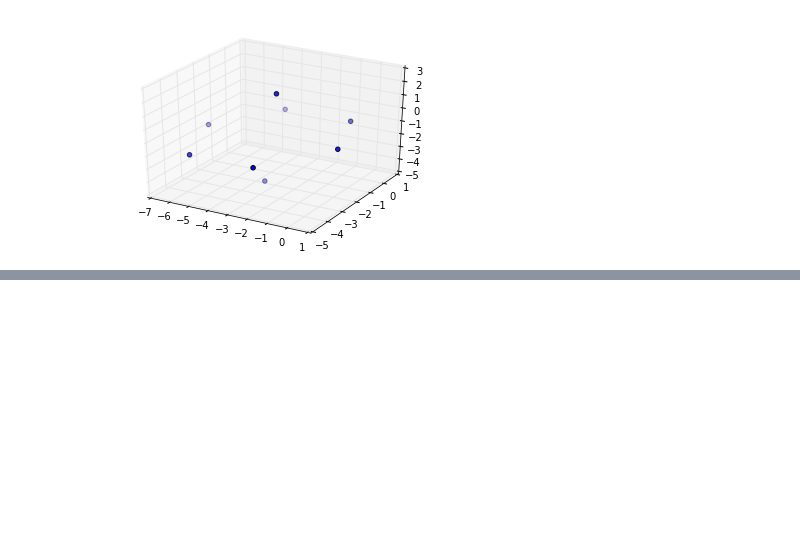
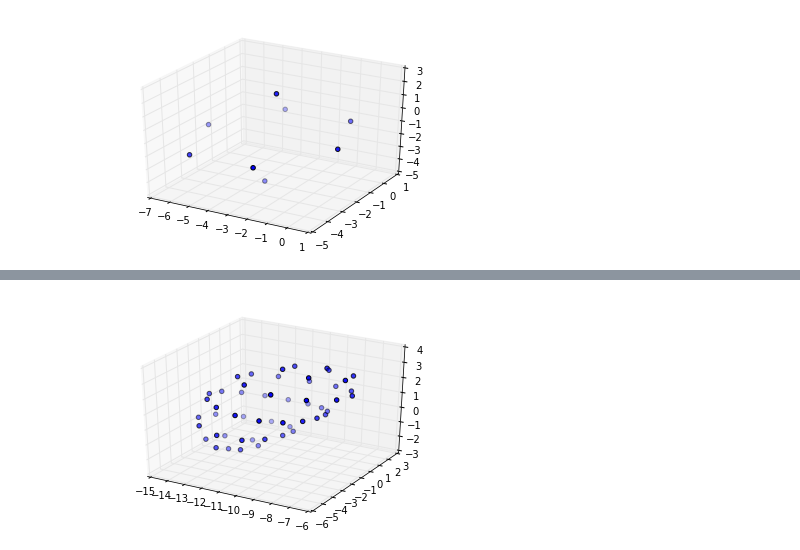
Before and after one commit to Nesus/TallerMM, a Jupyter notebook: Form Evolution Problem.ipynb, the cells around one changed output, grey strips where cells are left out. Cells and saved outputs as stored; diff of their text form; code cells hidden in the pictures; blank space fills up the shorter version.

```diff
--- a/Form Evolution Problem.ipynb
+++ b/Form Evolution Problem.ipynb
@@ -342,0 +419,8 @@ http://docs.scipy.org/doc/scipy-0.15.1/reference/generated/scipy.optimize.root.h
+# %%
+#Plotting Final positions
+fig = plt.figure()
+ax = fig.add_subplot(111, projection='3d')
+ax.scatter(X1[:,0],X1[:,1],X1[:,2])
+plt.show()
+# %% [output]
+[figure, added]
```
Also changed, not shown: parts of 12 cells of this notebook.
